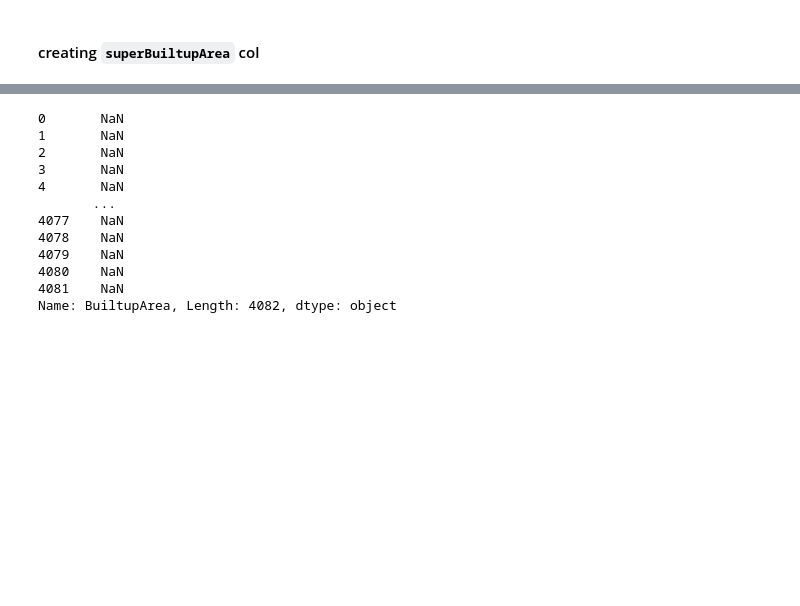
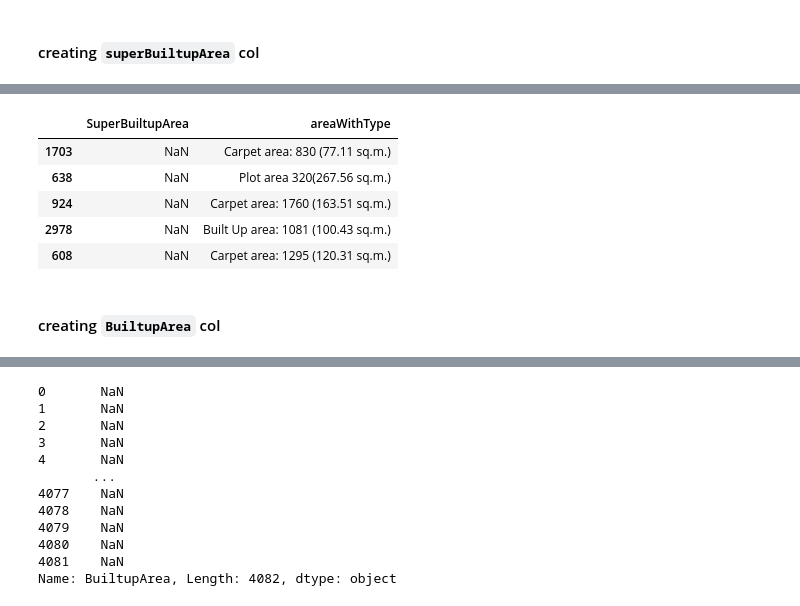
Before and after one commit to Sarvesh-Kesharwani/HousePrice_MegaProject, a Jupyter notebook: 2. data_cleaning/5. FEing next feature.ipynb, the cells around one changed output, grey strips where cells are left out. Drawn from its saved outputs; the diff is of its cells as text; code cells hidden in the pictures; blank space fills up the shorter version.

```diff
--- a/2. data_cleaning/5. FEing next feature.ipynb
+++ b/2. data_cleaning/5. FEing next feature.ipynb
@@ -34,3 +81,14 @@ data[['area_in_sqft', 'areaWithType']].sample(3)
+# %%
+data[data['SuperBuiltupArea'].isna()][['SuperBuiltupArea', 'areaWithType']].sample(5)
+# %% [output]
+|  | SuperBuiltupArea | areaWithType |
+| 1703 | NaN | Carpet area: 830 (77.11 sq.m.) |
+| 638 | NaN | Plot area 320(267.56 sq.m.) |
+| 924 | NaN | Carpet area: 1760 (163.51 sq.m.) |
+| 2978 | NaN | Built Up area: 1081 (100.43 sq.m.) |
+| 608 | NaN | Carpet area: 1295 (120.31 sq.m.) |
+# %% [markdown]
+#### creating `BuiltupArea` col
 # %%
 data['areaWithType'].str.lower().str.strip().sample(3)
 # %% [output]
```
Also changed, not shown: parts of 25 cells of this notebook.
